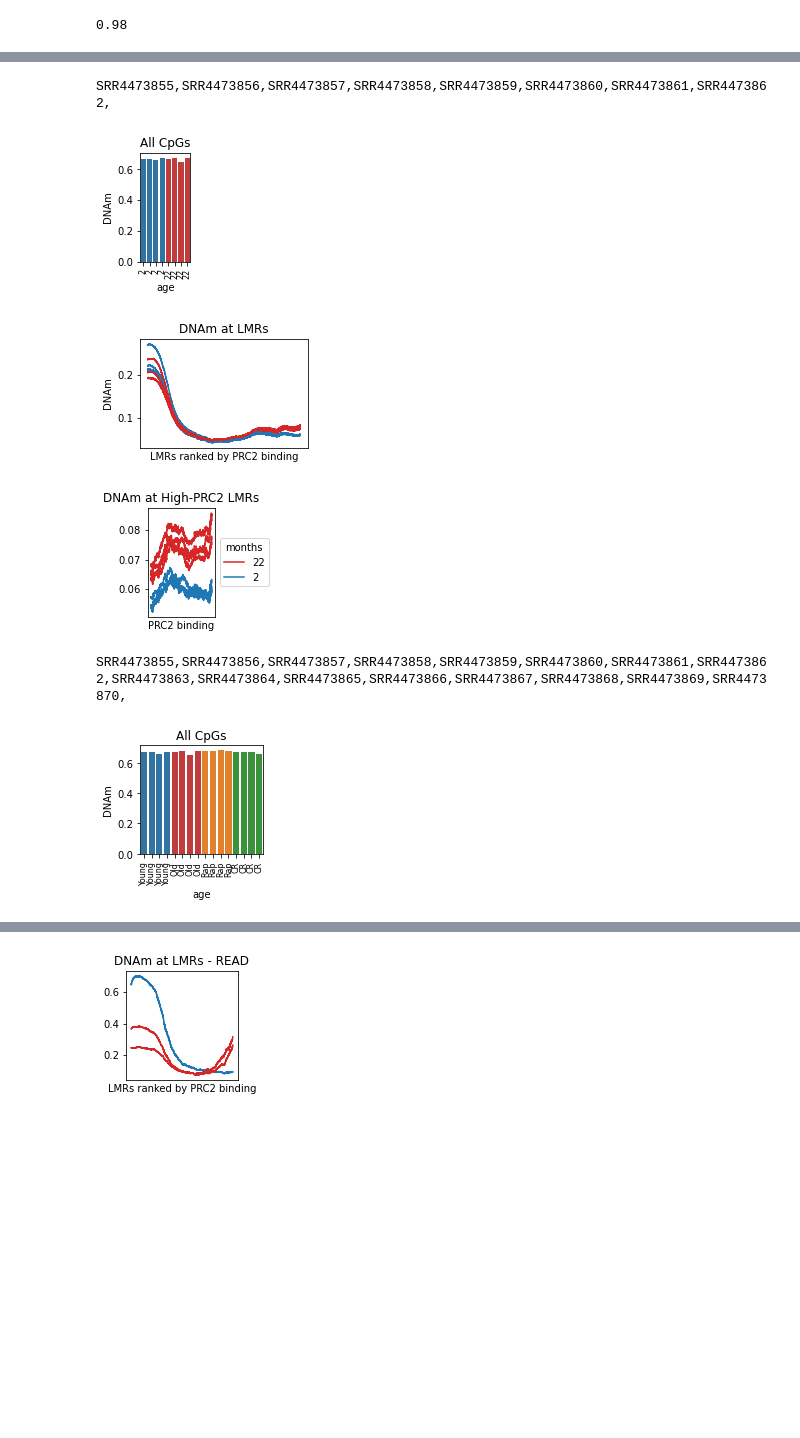
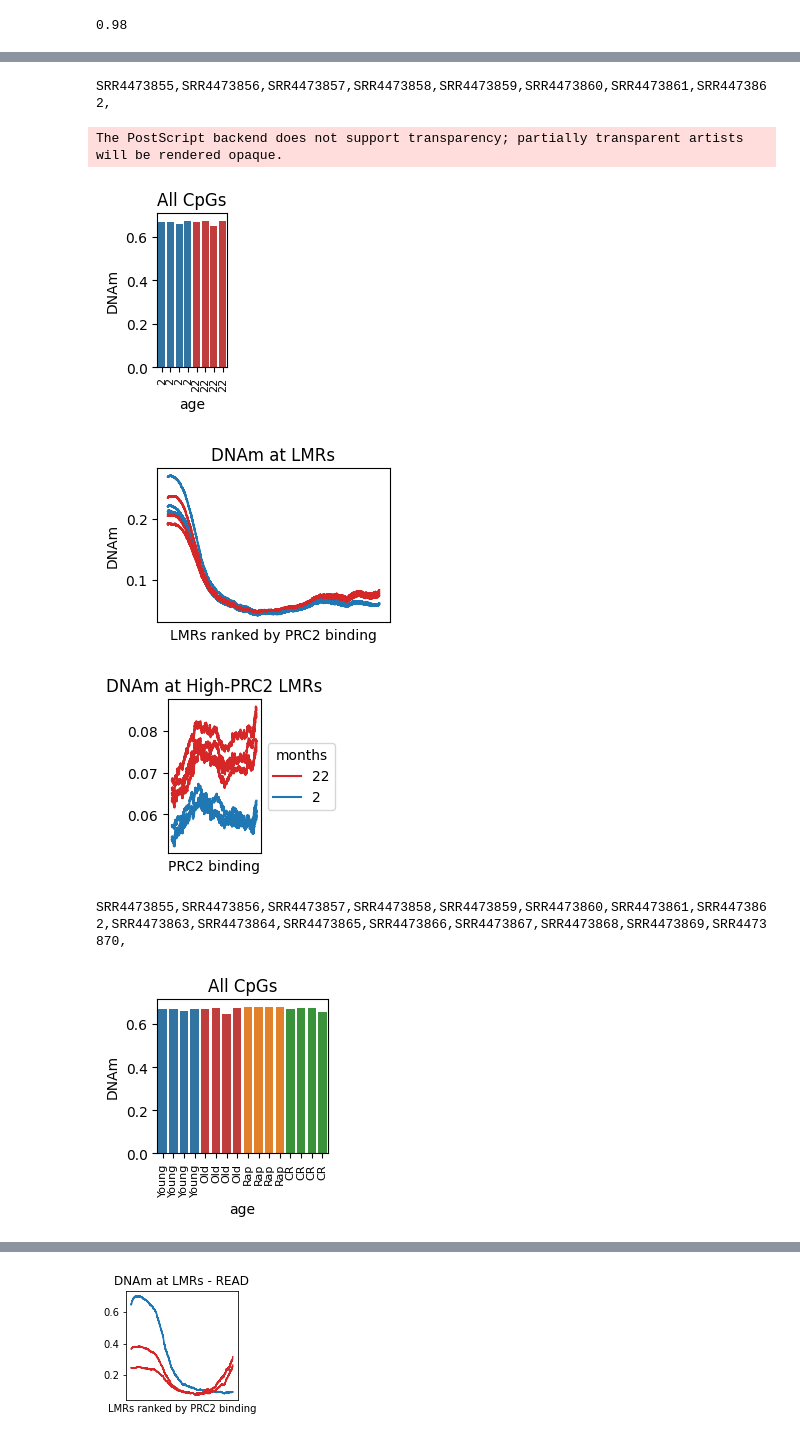
Before and after one commit to moqri/PRC2-AgeIndex, a Jupyter notebook: PRC2-AgeIndex_Manuscript_Figures/Figs1-2&4-6_WGBS_Figures_PRC2-AgeIndex.ipynb, the cells around one changed output, grey strips where cells are left out. Saved outputs shown, nothing was run; the diff lists cells and outputs as text; code cells hidden in the pictures; blank space fills up the shorter version.

```diff
--- a/PRC2-AgeIndex_Manuscript_Figures/Figs1-2&4-6_WGBS_Figures_PRC2-AgeIndex.ipynb
+++ b/PRC2-AgeIndex_Manuscript_Figures/Figs1-2&4-6_WGBS_Figures_PRC2-AgeIndex.ipynb
@@ -30,13 +30,14 @@ def pwg(cells,path,x,chrs=22,labels=[],color=[],w=.9,ylabel='DNAm',figure='f'):
     pl=pd.DataFrame(bs.mean(1))
     pl[x]=cells
     fig, ax = plt.subplots(figsize=(w,2));
-    ax=sns.barplot(data=pl,x=x,y=0);
+    palette = sns.color_palette("tab10")
     if len(color)>0:
-        ax=sns.barplot(data=pl,x=x,y=0,palette=color);
+        palette=color
+    ax=sns.barplot(data=pl,x=x,hue=x,y=0,palette=palette);
     ax.set(ylabel=ylabel,title='All CpGs');
     ax.set_xticklabels(labels);
     plt.xticks(rotation=90,fontsize=8);
-    fig.savefig('figures/'+figure+'.png', dpi=600,bbox_inches='tight')
+    fig.savefig('figures/'+figure+'.eps', dpi=600,bbox_inches='tight',format='eps')
     return bs
 
 #Create dataframe with rolling average based on number of CpGs per LMR
@@ -62,7 +63,7 @@ def pprc(tp,color=[],title='DNAm at LMRs',r=10**5,w=3,ylabel='DNAm',figure='f'):
     ax.set_xticks([])
     ax.set_xlabel('LMRs ranked by PRC2 binding', fontsize=10)
     ax.set(ylabel=ylabel,title=title);
-    ax.get_figure().savefig('figures/'+figure+'.png', dpi=600,bbox_inches='tight')
+    ax.get_figure().savefig('figures/'+figure+'.eps', dpi=600,bbox_inches='tight',format='eps')
 
 #Zoomed in plot of right hand side of PRC2 AgeIndex Plot
 def pprch(tp,n,m,color=None,labels=[],legend_title='years',figure='f',title=''):
@@ -78,7 +79,7 @@ def pprch(tp,n,m,color=None,labels=[],legend_title='years',figure='f',title=''):
     ax.set_xticks([])
     ax.set_xlabel('PRC2 binding', fontsize=10)
     ax.set_title('DNAm at High-PRC2 LMRs')
-    ax.get_figure().savefig('figures/'+figure+'.png', dpi=600,bbox_inches='tight')
+    ax.get_figure().savefig('figures/'+figure+'.eps', dpi=600,bbox_inches='tight',format='eps')
     return dg
 
 #Further zoom of right hand side of PRC2 AgeIndex Plot
@@ -95,7 +96,7 @@ def pprchz(tp,n,m,color=None,labels=[],legend_title='years',figure='f',title='')
     ax.set_xticks([])
     ax.set_xlabel('PRC2 binding', fontsize=10)
     ax.set_title('DNAm at High-PRC2 LMRs')
-    ax.get_figure().savefig('figures/'+figure+'.png', dpi=600,bbox_inches='tight')
+    ax.get_figure().savefig('figures/'+figure+'.eps', dpi=600,bbox_inches='tight',format='eps')
     return dg
 
 
@@ -116,7 +117,7 @@ def chs(t,cells,n,ages=[],color=[],figure='f'):
     ax.legend_.remove();
     ax.set_xticklabels(ax.get_xticklabels(),rotation = 45)
     ax.set(xlabel = "", ylabel = "DNAm",title='DNAm at High-PRC2 LMRs (by Chrs)');
-    fig.savefig('figures/'+figure+'.png', dpi=600,bbox_inches='tight')
+    fig.savefig('figures/'+figure+'.eps', dpi=600,bbox_inches='tight',format='eps')
 
 #Function to plot high PRC2 LMR methylation per sample
 def hprc(cohort,colors):
@@ -125,6 +126,6 @@ def hprc(cohort,colors):
     ax.set(ylabel='DNAm',title='High-PRC2 LMRs',xlabel='samples');
     ax.set_xticklabels('');
     #plt.xticks(rotation=90,fontsize=8);
-    fig.savefig('figures/'+'f5_'+cohort+'_high_prc2.png', dpi=600,bbox_inches='tight')
+    fig.savefig('figures/'+'f5_'+cohort+'_high_prc2.eps', dpi=600,bbox_inches='tight',format='eps')
 # %%
 #Fig 2.a - Generating T-cell LMR plots (GSE79798 & GSE31263)
@@ -241,27 +253,27 @@ r.corrwith(r['age']).sort_values().round(2).drop('age').plot(kind='bar',figsize=
 # %%
 #Fig 2.a - Generating Mouse Liver LMR plots (GSE89274)
 
 cells=['SRR44738'+str(c) for c in range(55,63)]
-path='data/meth/l/'
+path='../data/meth/l/'
 ages=[2,2,2,2,22,22,22,22]
 colors=4*['tab:blue']+4*['tab:red']
-pl=pwg(cells,path,'age',chrs=19,labels=ages,color=colors,figure='f2_a_mouse_wg')
+pl=pwg(cells,path,'age',chrs=19,labels=ages,color=colors,figure='Fig2_a_mouse_wg')
 l=pd.read_csv('results/l.csv')
 lp=prc(l)
-pprc(lp,colors,figure='f2_a_mouse_lmr')
-lch=pprch(lp,5.6,4.7,labels=ages,legend_title='months',color=4*['tab:blue']+4*['tab:red'],figure='f2_a_mouse_prc')
+pprc(lp,colors,figure='Fig2_a_mouse_lmr')
+lch=pprch(lp,5.6,4.7,labels=ages,legend_title='months',color=4*['tab:blue']+4*['tab:red'],figure='Fig2_a_mouse_prc')
 # %% [output]
 SRR4473855,SRR4473856,SRR4473857,SRR4473858,SRR4473859,SRR4473860,SRR4473861,SRR4473862,
+The PostScript backend does not support transparency; partially transparent artists will be rendered opaque.
-[figure, old version]
+[figure, new version]
-[figure, old version]
+[figure, new version]
-[figure, old version]
+[figure, new version]
 # %%
 # Fig 4a - Mean methylation of CR mouse liver dataset (GSE89274)
 cells=['SRR44738'+str(c) for c in range(55,55+16)]
-path='data/meth/l/'
+path='../data/meth/l/'
 ages=4*['Young']+4*['Old']+4*['Rap']+4*['CR']
-pl=pwg(cells,path,'age',chrs=19,labels=ages,
-       color=4*['tab:blue']+4*['tab:red']+4*['tab:orange']+4*['tab:green'],w=2.2,figure='f4_a_wg')
+pl=pwg(cells,path,'age',chrs=19,labels=ages, color=4*['tab:blue']+4*['tab:red']+4*['tab:orange']+4*['tab:green'],w=2.2,figure='Fig4_a_wg')
 # %% [output]
 SRR4473855,SRR4473856,SRR4473857,SRR4473858,SRR4473859,SRR4473860,SRR4473861,SRR4473862,SRR4473863,SRR4473864,SRR4473865,SRR4473866,SRR4473867,SRR4473868,SRR4473869,SRR4473870,
-[figure, old version]
+[figure, new version]
```
Also changed, not shown: parts of 12 cells of this notebook, 24 other files.
